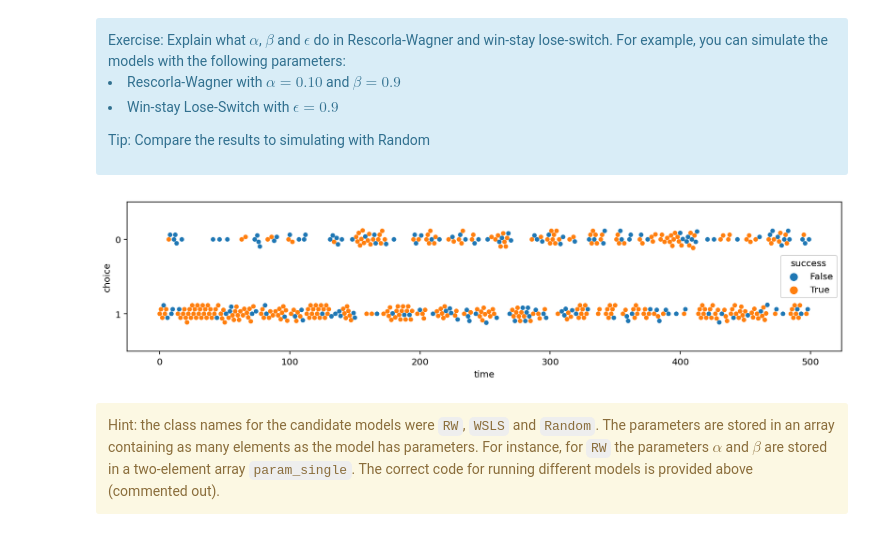
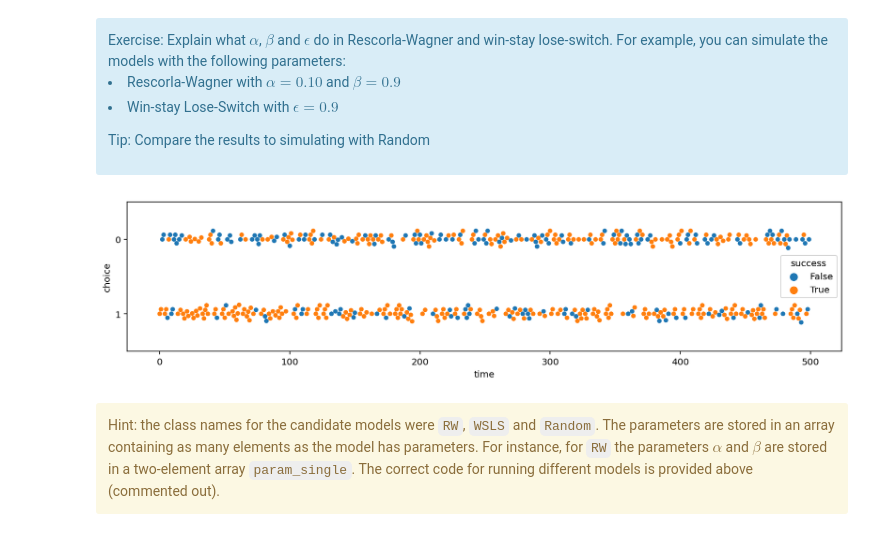
Before and after one commit to ainip/computational-ui-design-aalto, a Jupyter notebook: 2011-16-11-comp-modeling-workflow/computational-modeling-workflow.ipynb, the cells around one changed output. Saved outputs shown, nothing was run; the diff lists cells and outputs as text; code cells hidden in the pictures.

```diff
--- a/2011-16-11-comp-modeling-workflow/computational-modeling-workflow.ipynb
+++ b/2011-16-11-comp-modeling-workflow/computational-modeling-workflow.ipynb
@@ -528,27 +528,27 @@ Tip: Compare the results to simulating with Random
 # %%
 # Seed the pseudo-random number generator
 np.random.seed(0)
 
 # We will experiment with Rescola-Wagner
 #model = Random
-model = RW
-#model = WSLS
+#model = RW
+model = WSLS
 
 # Get data
 #param_single = np.array([])
-param_single = np.array([0.10, 0.9])
-#param_single = np.array([0.9])
+#param_single = np.array([0.10, 0.9])
+param_single = np.array([0.9])
 bhv_exercise = run_simulation(model=model, param=param_single)
 
 # Create figure and axes
 fig, ax = plt.subplots(figsize=(14, 3))
 
 # Show choices and successes
 sns.swarmplot(data=bhv_exercise, x='time', y='choice', ax=ax, orient="h", hue='success')
 
 plt.show()
 # %% [output]
-[figure, old version]
+[figure, new version]
 # %% [markdown]
 <div class="alert alert-block alert-warning">
 Hint: the class names for the candidate models were <code>RW</code>, <code>WSLS</code> and <code>Random</code>. The parameters are stored in an array containing as many elements as the model has parameters. For instance, for <code>RW</code> the parameters $\alpha$ and $\beta$ are stored in a two-element array <code>param_single</code>. The correct code for running different models is provided above (commented out).
```
Also changed, not shown: 2 other files.
